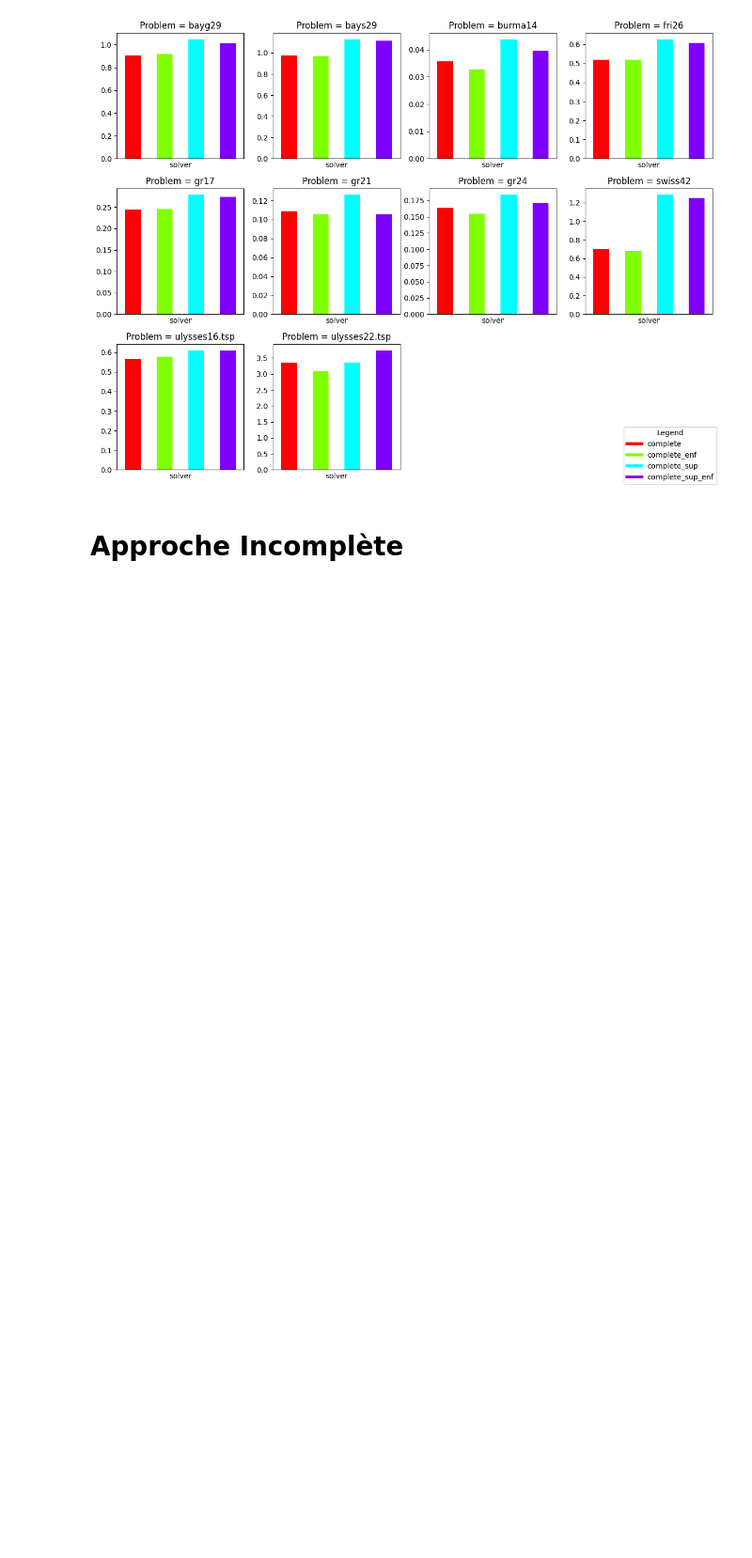
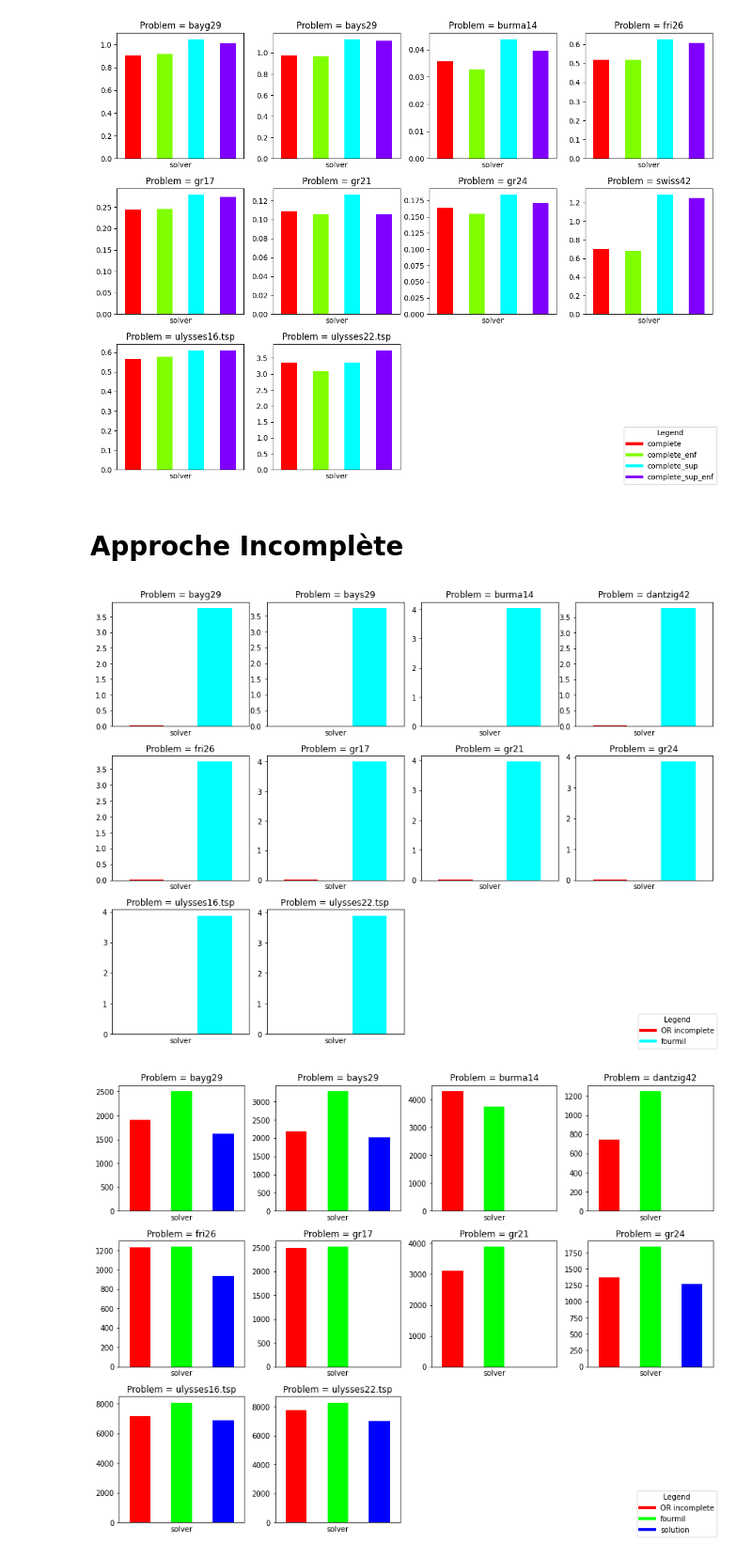
Before and after one commit to ajreckof/GCC, a Jupyter notebook: projet.ipynb, the cells around one changed output. Shown: that part at 94% size. Cells and saved outputs as stored; diff of their text form; code cells hidden in the pictures; blank space fills up the shorter version.

```diff
--- a/projet.ipynb
+++ b/projet.ipynb
@@ -47,7 +44,8 @@ for problem in get_tsp_files_available("TSP_Instances", 10):
         find_solution(problem, solvers, solution_save_file="test_incomplet.csv", verbose= False)
 # %%
-
-df = pd.read_csv("test_complet.csv").drop("status", axis = 1)
-grouped_df =df.groupby(["problem", "solver"])
-pivot_and_plot(grouped_df.mean())
-pivot_and_plot(grouped_df.mean(), value='len')
+df = pd.read_csv("test_incomplet.csv").drop("status", axis = 1)
+pivot_and_plot(df)
+pivot_and_plot(df, value='len')
+# %% [output]
+[figure, added]
+[figure, added]
```
Also changed, not shown: parts of 2 cells of this notebook, 3 other files.
